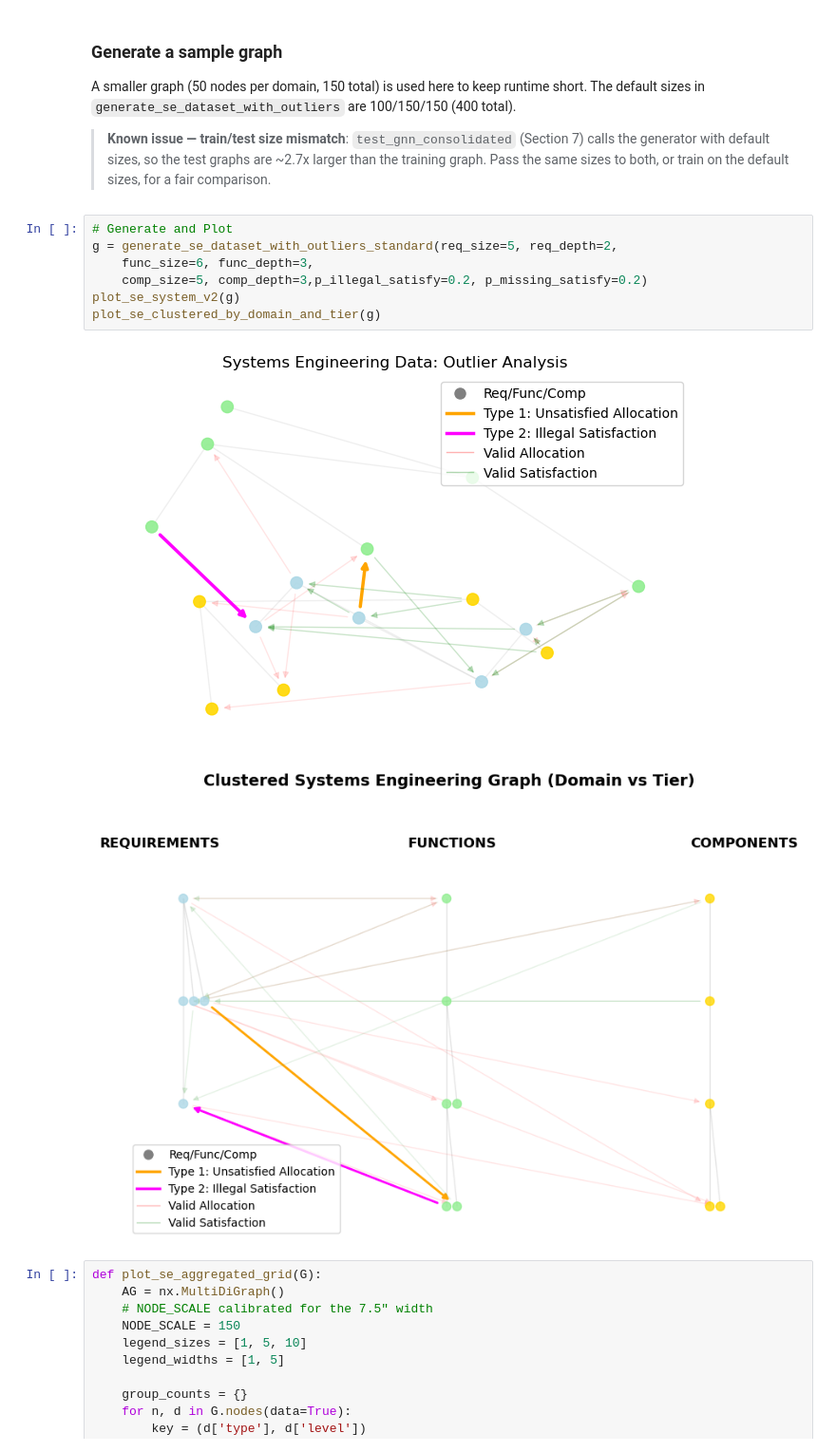
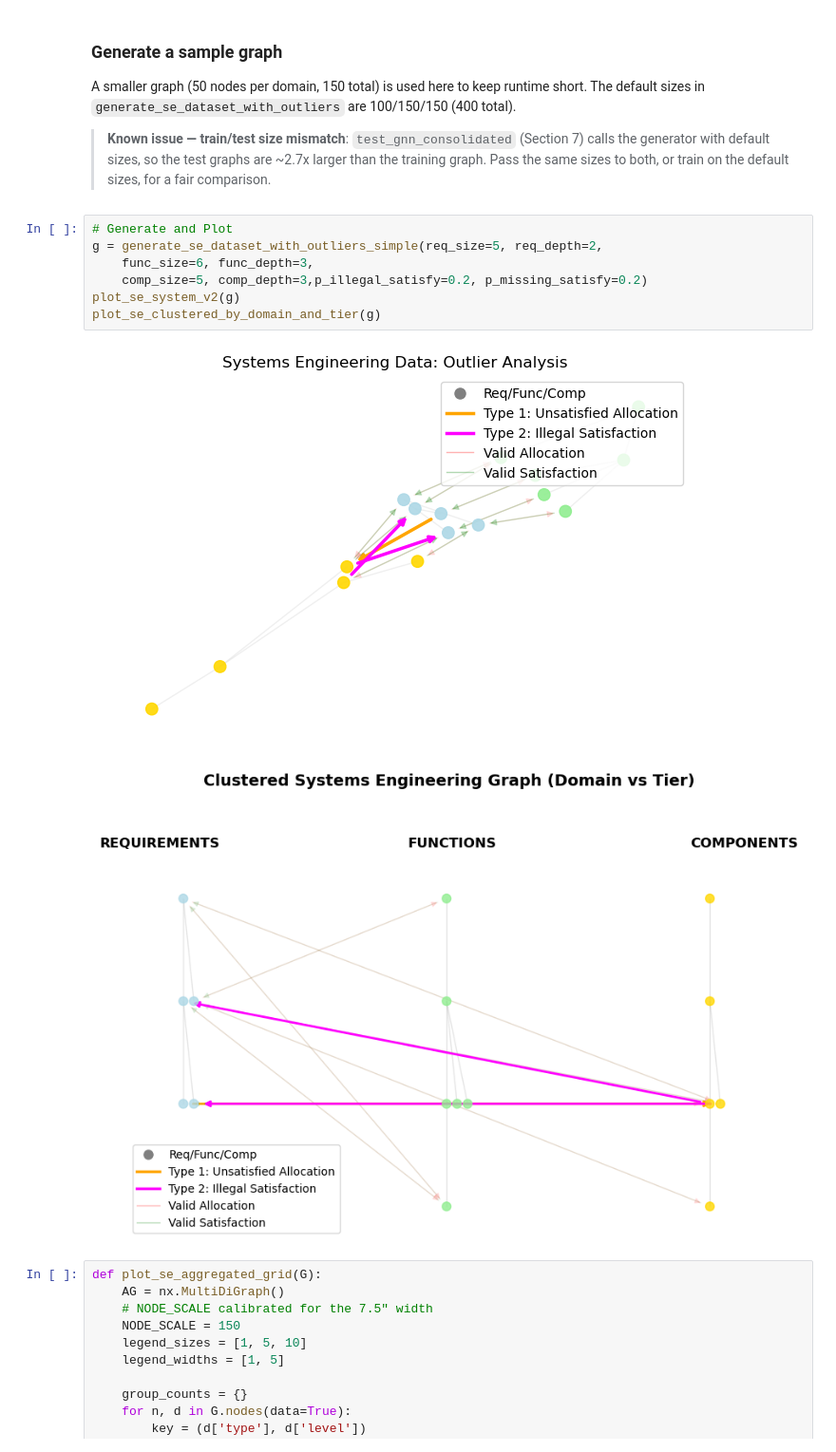
Before and after one commit to tcheb/ENGR521A, a Jupyter notebook: Synth_SE_data.ipynb, the cells around one changed output. Shown at 95% size. Cells and saved outputs as stored; diff of their text form.

```diff
--- a/Synth_SE_data.ipynb
+++ b/Synth_SE_data.ipynb
@@ -449,14 +465,14 @@ A smaller graph (50 nodes per domain, 150 total) is used here to keep runtime sh
 > **Known issue — train/test size mismatch**: `test_gnn_consolidated` (Section 7) calls the generator with default sizes, so the test graphs are ~2.7x larger than the training graph. Pass the same sizes to both, or train on the default sizes, for a fair comparison.
 # %%
 # Generate and Plot
-g = generate_se_dataset_with_outliers_standard(req_size=5, req_depth=2,
+g = generate_se_dataset_with_outliers_simple(req_size=5, req_depth=2,
     func_size=6, func_depth=3,
     comp_size=5, comp_depth=3,p_illegal_satisfy=0.2, p_missing_satisfy=0.2)
 plot_se_system_v2(g)
 plot_se_clustered_by_domain_and_tier(g)
 # %% [output]
-[figure, old version]
+[figure, new version]
-[figure, old version]
+[figure, new version]
 # %%
 def plot_se_aggregated_grid(G):
     AG = nx.MultiDiGraph()
```
Also changed, not shown: parts of 9 cells of this notebook, 2 other files.
